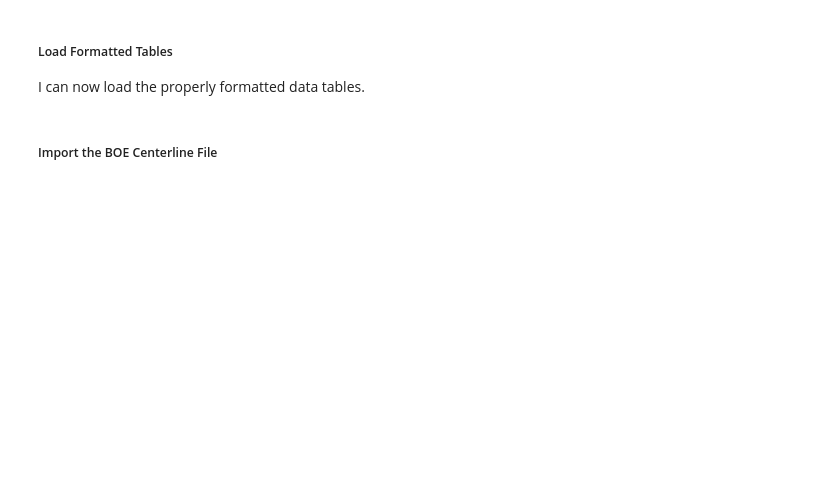
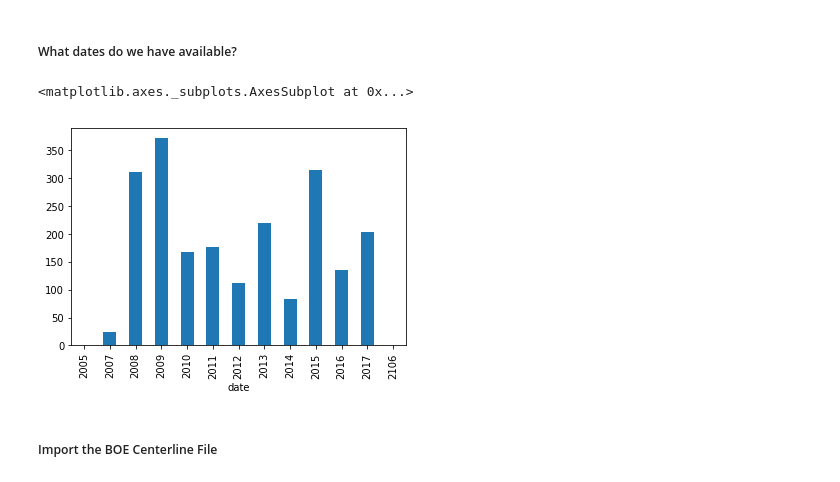
Before and after one commit to black-tea/vehicle-vol-pdf-scrape, a Jupyter notebook: vol-pdf-scrape-part-3.ipynb, the cells around one changed output. Cells and saved outputs as stored; diff of their text form; code cells hidden in the pictures; blank space fills up the shorter version.

```diff
--- a/vol-pdf-scrape-part-3.ipynb
+++ b/vol-pdf-scrape-part-3.ipynb
@@ -22,3 +41,0 @@ import geopandas as gp
-# %% [markdown]
-##### Load Formatted Tables
-I can now load the properly formatted data tables.
@@ -36,3 +42,13 @@ info_df.head()
+# %% [markdown]
+##### What dates do we have available?
+# %%
+# Convert to datetime column and plot count by year
+info_df["date"] = info_df["date"].astype("datetime64[ns]")
+count_date_groups = info_df['date'].groupby([info_df["date"].dt.year]).count()
+count_date_groups.plot(kind="bar")
+# %% [output]
+<matplotlib.axes._subplots.AxesSubplot at 0x...>
+[figure, added]
 # %% [markdown]
 ##### Import the BOE Centerline File
 # %%
```
Also changed, not shown: parts of 5 cells of this notebook, 6 other files.
